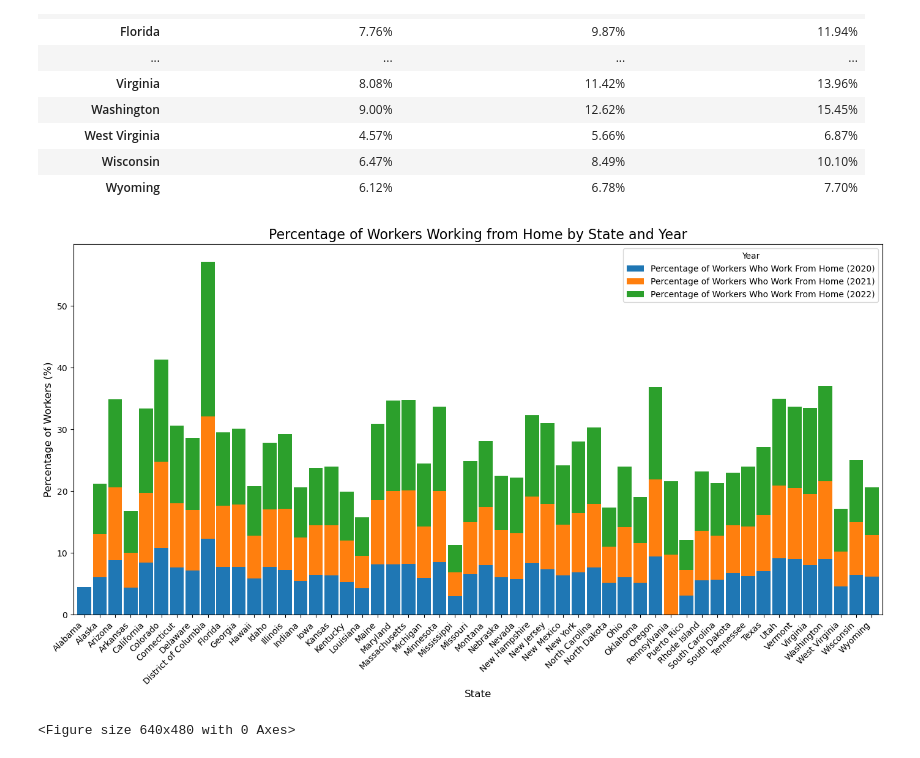
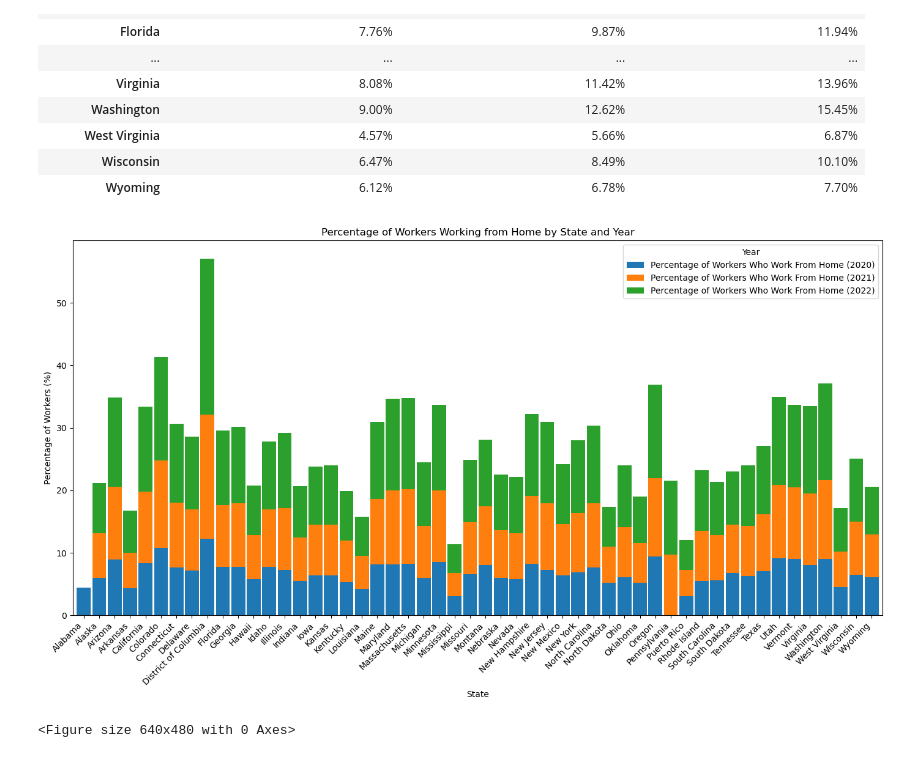
Before and after one commit to IvanDirigible/home-based-workers, a Jupyter notebook: Census_ACS_Data.ipynb, the cells around one changed output. Cells and saved outputs as stored; diff of their text form; code cells hidden in the pictures.

```diff
--- a/Census_ACS_Data.ipynb
+++ b/Census_ACS_Data.ipynb
@@ -148,32 +148,28 @@ wfh_percentage_df
 | Wisconsin | 6.47% | 8.49% | 10.10% |
 | Wyoming | 6.12% | 6.78% | 7.70% |
 # %%
-# Convert the percentage columns back to numeric for plotting
-# First, remove the '%' sign and convert to float
-wfh_percentage_df = wfh_percentage_df.replace({'%': '', ',': ''}, regex=True)
-wfh_percentage_df = wfh_percentage_df.astype(float)
+# Clean up columns by removing '%' and ',' then convert to float
+wfh_percentage_df = wfh_percentage_df.replace({'%': '', ',': ''})
 
-# Create the stacked bar chart directly using pandas .plot() method
+# Create the stacked bar chart
 ax = wfh_percentage_df.plot(kind='bar', stacked=True, figsize=(14, 8), width=0.9)
 
 # Add title and labels
-ax.set_title('Percentage of Workers Working from Home by State and Year', fontsize=16)
-ax.set_xlabel('State', fontsize=12)
-ax.set_ylabel('Percentage of Workers (%)', fontsize=12)
+ax.set_title('Percentage of Workers Working from Home by State and Year')
+ax.set_xlabel('State')
+ax.set_ylabel('Percentage of Workers (%)')
 
 # Rotate x-axis labels for better readability
 plt.xticks(rotation=45, ha='right')
 
 # Add a legend to the plot
 ax.legend(title="Year", loc='upper right')
 
-# Adjust layout to prevent clipping of labels and legend
+# Display the plot
 plt.tight_layout()
-
-# Display the plot
 plt.show()
 # %% [output]
-[figure, old version]
+[figure, new version]
 # %%
 plt.savefig("./Images/workfromhomestateandyears.png")
 # %% [output]
```
Also changed, not shown: parts of 8 cells of this notebook.
